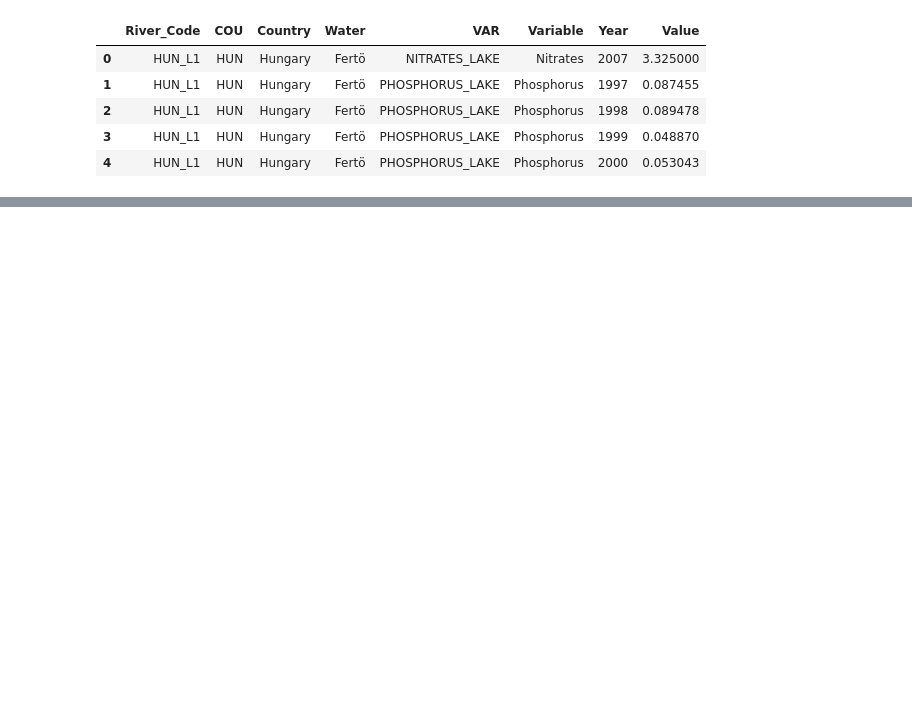
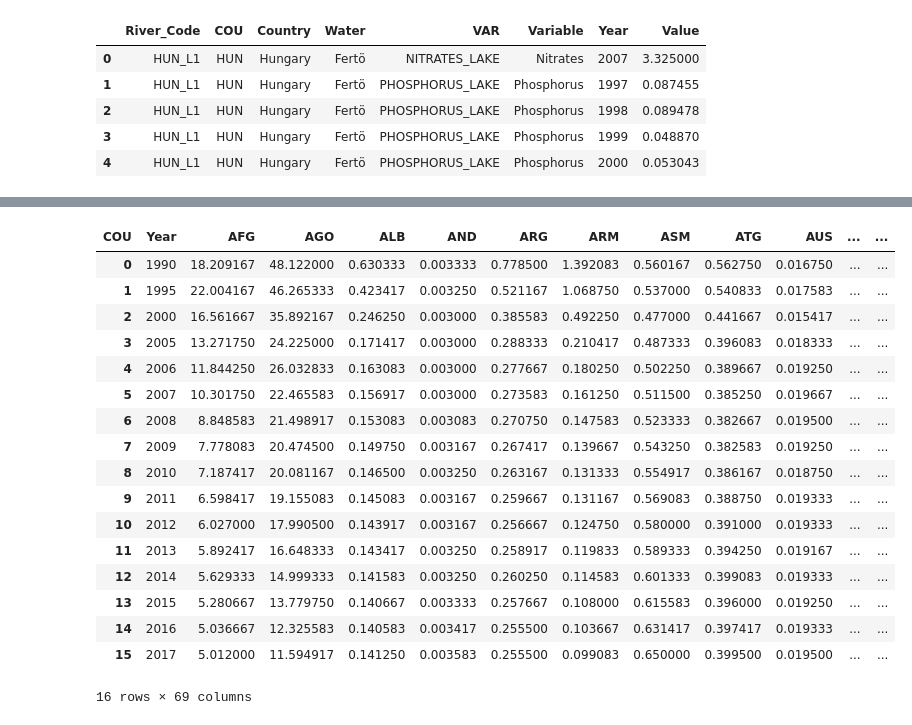
Before and after one commit to JosefinaAureaAmaro/02_Project_HTML_WebDesign, a Jupyter notebook: Jupyter Notebook/ETL_Environment_Indicator_Database.ipynb, the cells around one changed output, grey strips where cells are left out. Cells and saved outputs as stored; diff of their text form; code cells hidden in the pictures; blank space fills up the shorter version.

```diff
--- a/Jupyter Notebook/ETL_Environment_Indicator_Database.ipynb
+++ b/Jupyter Notebook/ETL_Environment_Indicator_Database.ipynb
@@ -440,0 +433,4 @@ ValueError:
+# %%
+## filter dataset by unit and category
+unsafe_water_source_eval = health_risk_data[(health_risk_data['Variable'] == 'DALYs, per thousand inhabitants') & (health_risk_data['Risk'] == 'Unsafe water source')]
+unsafe_water_source_eval.head()
@@ -440,0 +444,2 @@ ValueError:
+# %%
+unsafe_water_source_eval_pivot = pd.pivot_table(unsafe_water_source_eval, values='Value', index=['Year'], columns=['COU'], aggfunc=np.mean)
@@ -440,0 +457,24 @@ ValueError:
+# %%
+unsafe_water_source_eval_pivot['27 yr Avg'] = round(unsafe_water_source_eval_pivot.mean(axis=1, skipna=True),2)
+unsafe_water_source_eval_pivot.reset_index(inplace= True)
+# %%
+unsafe_water_source_eval_pivot
+# %% [output]
+| COU | Year | AFG | AGO | ALB | AND | ARG | ARM | ASM | ATG | AUS | ... | ... |
+| 0 | 1990 | 18.209167 | 48.122000 | 0.630333 | 0.003333 | 0.778500 | 1.392083 | 0.560167 | 0.562750 | 0.016750 | ... | ... |
+| 1 | 1995 | 22.004167 | 46.265333 | 0.423417 | 0.003250 | 0.521167 | 1.068750 | 0.537000 | 0.540833 | 0.017583 | ... | ... |
+| 2 | 2000 | 16.561667 | 35.892167 | 0.246250 | 0.003000 | 0.385583 | 0.492250 | 0.477000 | 0.441667 | 0.015417 | ... | ... |
+| 3 | 2005 | 13.271750 | 24.225000 | 0.171417 | 0.003000 | 0.288333 | 0.210417 | 0.487333 | 0.396083 | 0.018333 | ... | ... |
+| 4 | 2006 | 11.844250 | 26.032833 | 0.163083 | 0.003000 | 0.277667 | 0.180250 | 0.502250 | 0.389667 | 0.019250 | ... | ... |
+| 5 | 2007 | 10.301750 | 22.465583 | 0.156917 | 0.003000 | 0.273583 | 0.161250 | 0.511500 | 0.385250 | 0.019667 | ... | ... |
+| 6 | 2008 | 8.848583 | 21.498917 | 0.153083 | 0.003083 | 0.270750 | 0.147583 | 0.523333 | 0.382667 | 0.019500 | ... | ... |
+| 7 | 2009 | 7.778083 | 20.474500 | 0.149750 | 0.003167 | 0.267417 | 0.139667 | 0.543250 | 0.382583 | 0.019250 | ... | ... |
+| 8 | 2010 | 7.187417 | 20.081167 | 0.146500 | 0.003250 | 0.263167 | 0.131333 | 0.554917 | 0.386167 | 0.018750 | ... | ... |
+| 9 | 2011 | 6.598417 | 19.155083 | 0.145083 | 0.003167 | 0.259667 | 0.131167 | 0.569083 | 0.388750 | 0.019333 | ... | ... |
+| 10 | 2012 | 6.027000 | 17.990500 | 0.143917 | 0.003167 | 0.256667 | 0.124750 | 0.580000 | 0.391000 | 0.019333 | ... | ... |
+| 11 | 2013 | 5.892417 | 16.648333 | 0.143417 | 0.003250 | 0.258917 | 0.119833 | 0.589333 | 0.394250 | 0.019167 | ... | ... |
+| 12 | 2014 | 5.629333 | 14.999333 | 0.141583 | 0.003250 | 0.260250 | 0.114583 | 0.601333 | 0.399083 | 0.019333 | ... | ... |
+| 13 | 2015 | 5.280667 | 13.779750 | 0.140667 | 0.003333 | 0.257667 | 0.108000 | 0.615583 | 0.396000 | 0.019250 | ... | ... |
+| 14 | 2016 | 5.036667 | 12.325583 | 0.140583 | 0.003417 | 0.255500 | 0.103667 | 0.631417 | 0.397417 | 0.019333 | ... | ... |
+| 15 | 2017 | 5.012000 | 11.594917 | 0.141250 | 0.003583 | 0.255500 | 0.099083 | 0.650000 | 0.399500 | 0.019500 | ... | ... |
+16 rows × 69 columns
```
Also changed, not shown: parts of 50 cells of this notebook.
